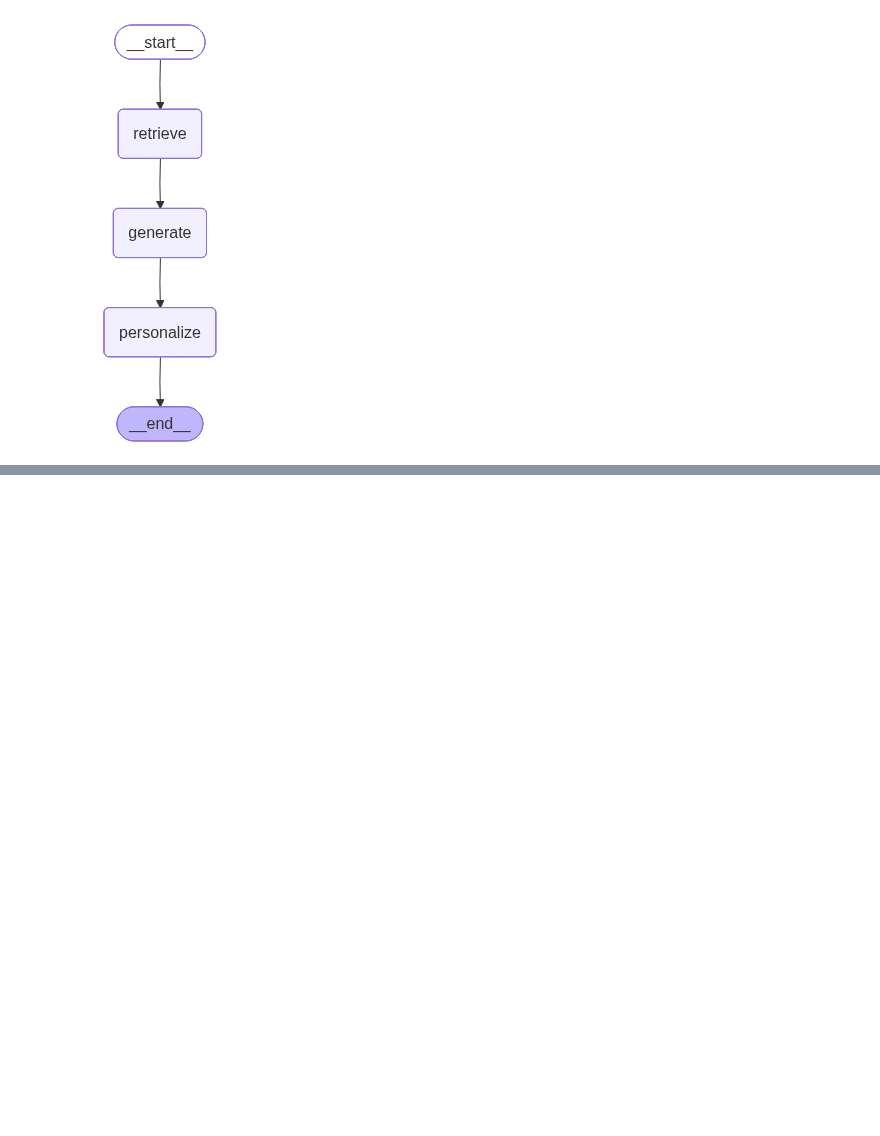
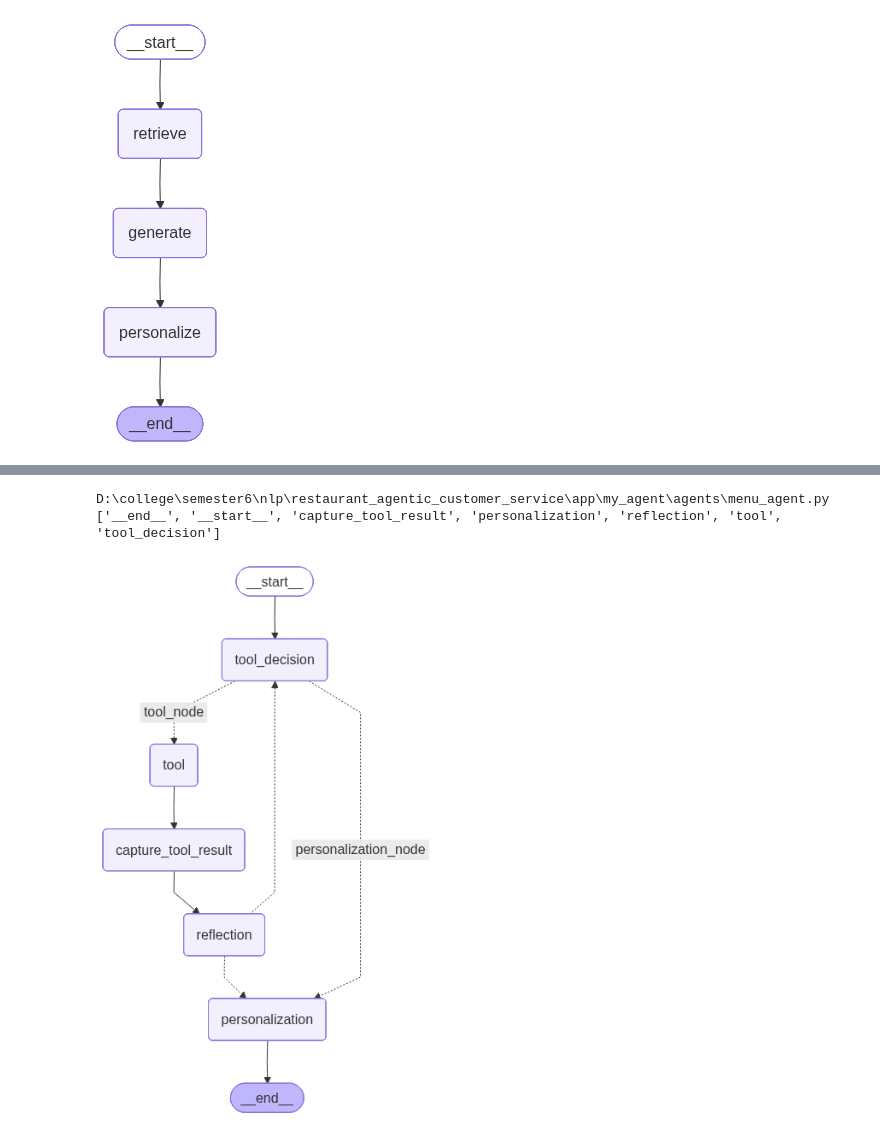
Before and after one commit to mo7amedmengasu/Agentic-Customer-Service-For-A-Restaurant, a Jupyter notebook: app/my_agent/labs/lab.ipynb, the cells around one changed output, grey strips where cells are left out. Cells and saved outputs as stored; diff of their text form; code cells hidden in the pictures; blank space fills up the shorter version.

````diff
--- a/app/my_agent/labs/lab.ipynb
+++ b/app/my_agent/labs/lab.ipynb
@@ -151,0 +156,50 @@ D:\college\semester6\nlp\restaurant_agentic_customer_service\app\my_agent\agents
+# %%
+from pathlib import Path
+import importlib
+import sys
+
+from IPython.display import Image, Markdown, display
+
+PROJECT_ROOT = Path.cwd().resolve()
+for candidate in (PROJECT_ROOT, *PROJECT_ROOT.parents):
+    if (candidate / "app").is_dir():
+        PROJECT_ROOT = candidate
+        break
+else:
+    raise RuntimeError("Could not locate the project root containing the app package.")
+
+if str(PROJECT_ROOT) not in sys.path:
+    sys.path.insert(0, str(PROJECT_ROOT))
+
+from app.core.database import SessionLocal
+
+for module_name in [
+    "app.my_agent.tools.menu_agent_tools",
+    "app.my_agent.nodes.menu_agent_nodes",
+    "app.my_agent.agents.menu_agent",
+]:
+    sys.modules.pop(module_name, None)
+
+menu_tools_module = importlib.import_module("app.my_agent.tools.menu_agent_tools")
+menu_nodes_module = importlib.import_module("app.my_agent.nodes.menu_agent_nodes")
+menu_agent_module = importlib.import_module("app.my_agent.agents.menu_agent")
+
+db = SessionLocal()
+try:
+    menu_agent_graph = menu_agent_module.build_menu_graph(db)
+
+    print(menu_agent_module.__file__)
+    print(sorted(menu_agent_graph.get_graph().nodes.keys()))
+
+    try:
+        display(Image(menu_agent_graph.get_graph().draw_mermaid_png()))
+    except Exception as exc:
+        print(f"Falling back to Mermaid text render: {type(exc).__name__}: {exc}")
+        mermaid_graph = menu_agent_graph.get_graph().draw_mermaid()
+        display(Markdown(f"```mermaid\n{mermaid_graph}\n```"))
+finally:
+    db.close()
+# %% [output]
+D:\college\semester6\nlp\restaurant_agentic_customer_service\app\my_agent\agents\menu_agent.py
+['__end__', '__start__', 'capture_tool_result', 'personalization', 'reflection', 'tool', 'tool_decision']
+[figure, added]
````
Also changed, not shown: parts of 6 cells of this notebook, 36 other files.
